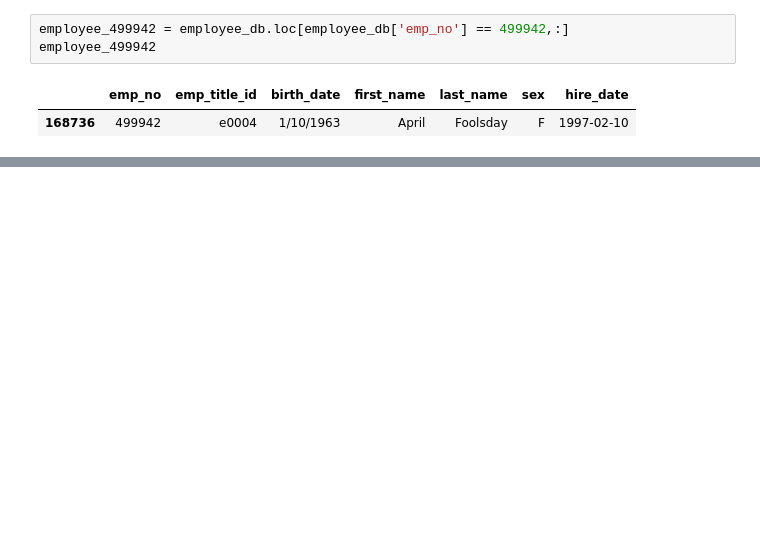
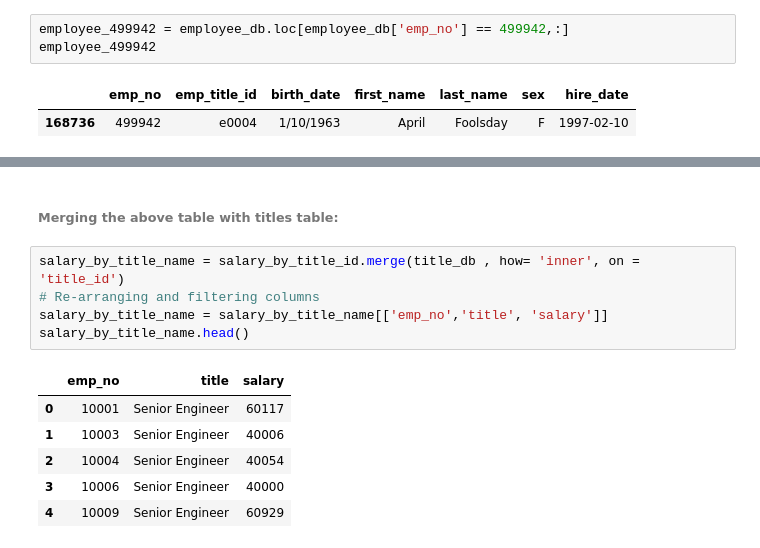
Before and after one commit to divya-gh/sql-challenge, a Jupyter notebook: Analysis/PH-Bonus.ipynb, the cells around one changed output, grey strips where cells are left out. Saved outputs shown, nothing was run; the diff lists cells and outputs as text; blank space fills up the shorter version.

```diff
--- a/Analysis/PH-Bonus.ipynb
+++ b/Analysis/PH-Bonus.ipynb
@@ -64,0 +84,14 @@ plt.hist(x_axis)
+# %% [markdown]
+###### Merging the above table with titles table:
+# %%
+salary_by_title_name = salary_by_title_id.merge(title_db , how= 'inner', on = 'title_id')
+# Re-arranging and filtering columns
+salary_by_title_name = salary_by_title_name[['emp_no','title', 'salary']]
+salary_by_title_name.head()
+# %% [output]
+|  | emp_no | title | salary |
+| 0 | 10001 | Senior Engineer | 60117 |
+| 1 | 10003 | Senior Engineer | 40006 |
+| 2 | 10004 | Senior Engineer | 40054 |
+| 3 | 10006 | Senior Engineer | 40000 |
+| 4 | 10009 | Senior Engineer | 60929 |
```
Also changed, not shown: parts of 13 cells of this notebook.
